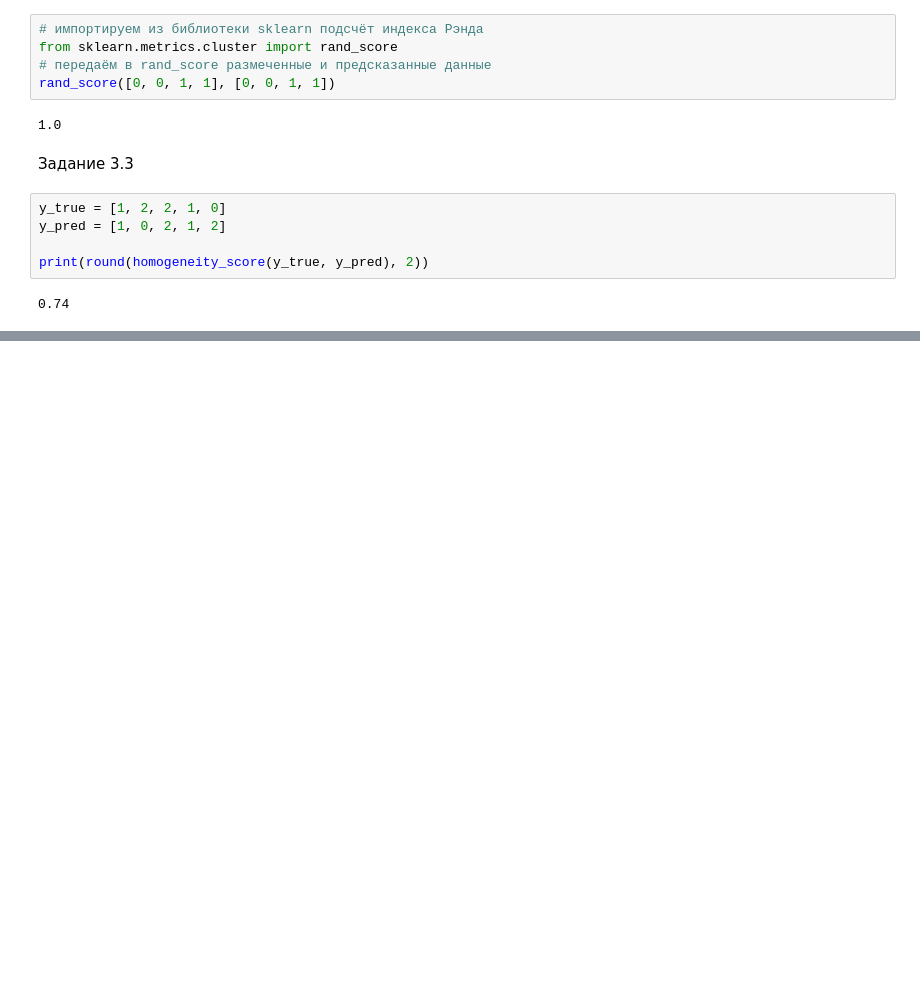
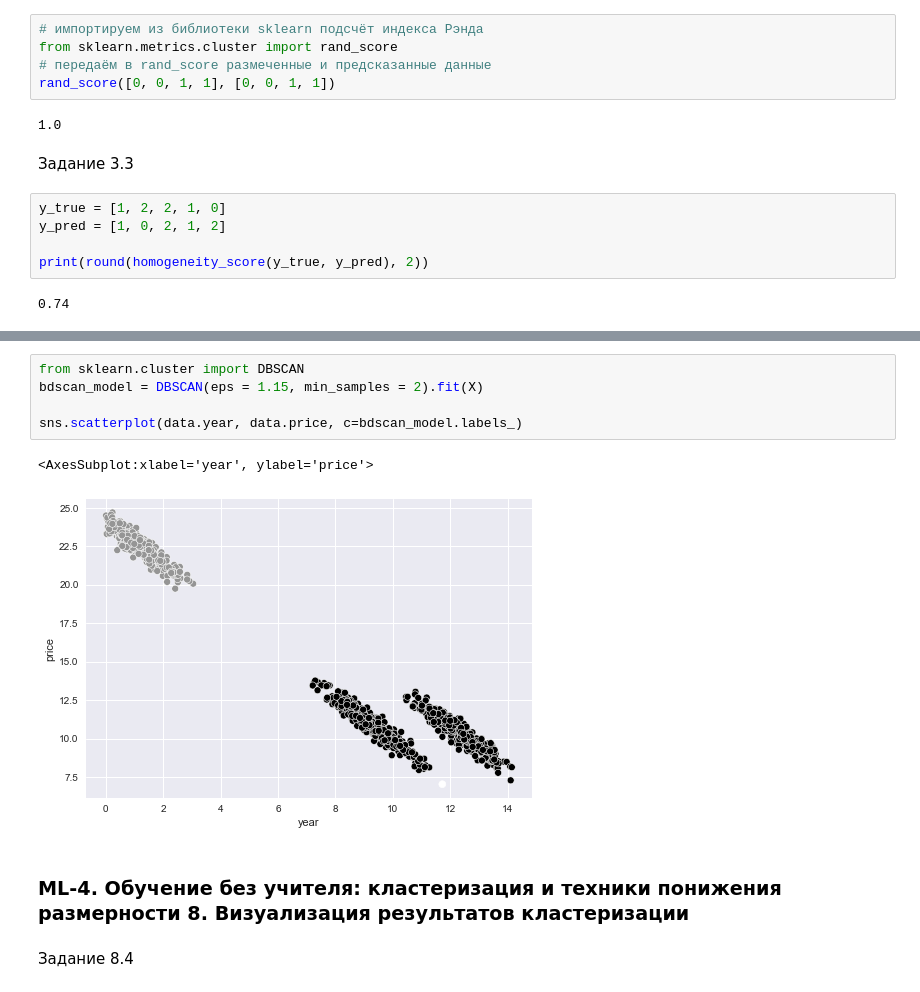
Before and after one commit to Nadarsa/sf_data_science, a Jupyter notebook: ML/ml_practice.ipynb, the cells around one changed output, grey strips where cells are left out. Cells and saved outputs as stored; diff of their text form; blank space fills up the shorter version.

```diff
--- a/ML/ml_practice.ipynb
+++ b/ML/ml_practice.ipynb
@@ -1460,0 +1498,12 @@ print(round(homogeneity_score(y_true, y_pred), 2))
+# %%
+from sklearn.cluster import DBSCAN
+bdscan_model = DBSCAN(eps = 1.15, min_samples = 2).fit(X)
+
+sns.scatterplot(data.year, data.price, c=bdscan_model.labels_)
+# %% [output]
+<AxesSubplot:xlabel='year', ylabel='price'>
+[figure, added]
+# %% [markdown]
+### ML-4. Обучение без учителя: кластеризация и техники понижения размерности  8. Визуализация результатов кластеризации
+# %% [markdown]
+Задание 8.4
```
Also changed, not shown: parts of 43 cells of this notebook, 8 other files.
